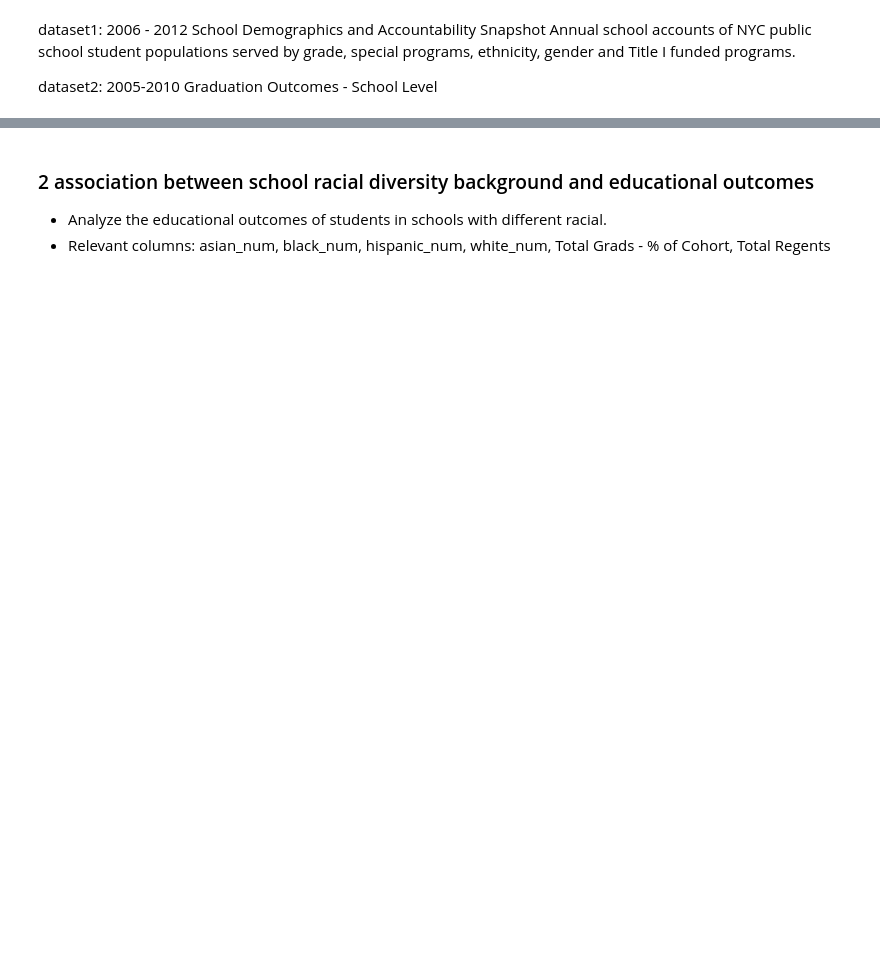
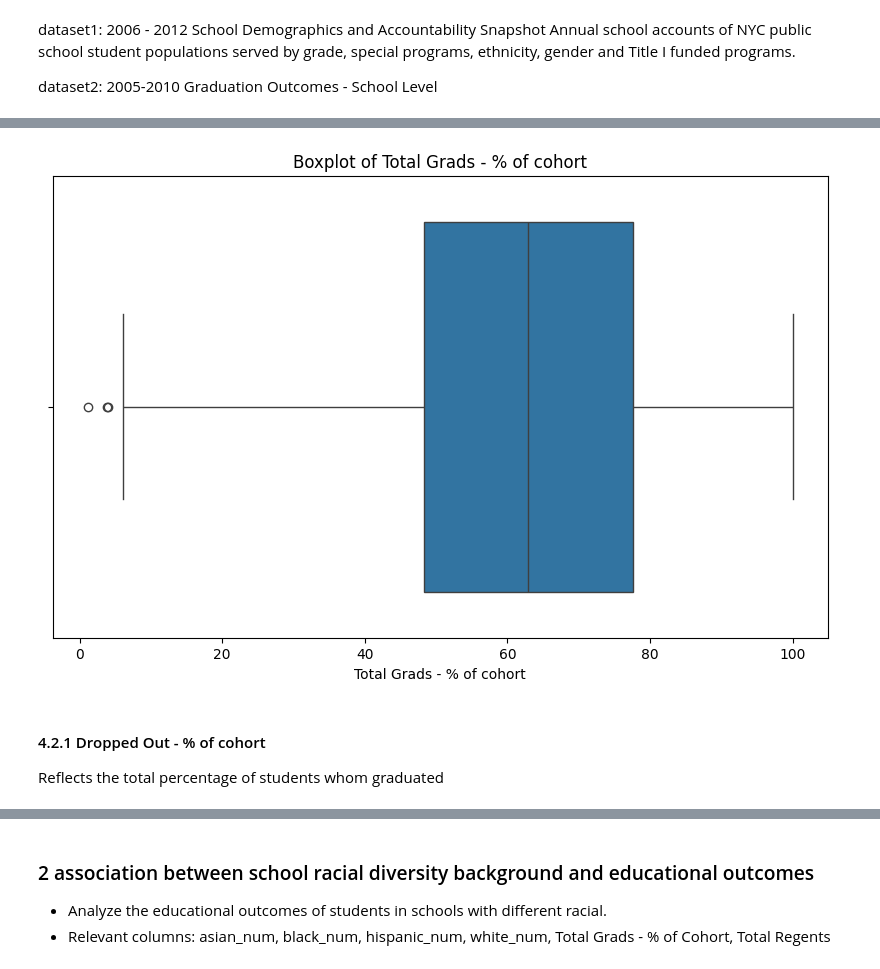
Before and after one commit to Francesgaba/GraduationOutcomes, a Jupyter notebook: graduation_outcomes.ipynb, the cells around one changed output, grey strips where cells are left out. Cells and saved outputs as stored; diff of their text form; code cells hidden in the pictures; blank space fills up the shorter version.

```diff
--- a/graduation_outcomes.ipynb
+++ b/graduation_outcomes.ipynb
@@ -206,0 +90,6 @@ Explain + present the end-to-end methodology you made use of for all aspects of
+# %%
+from src.graduation_outcomes.data_preparation import DataProcess
+csv_url = "https://raw.githubusercontent.com/qdou14/GraduationOutcomes/main/dataset/2005-2010_Graduation_Outcomes_-_School_Level_20231209.csv"
+processor = DataProcess(csv_url)
+filtered_df2 = processor.filter_data(['2004'], 'Total Cohort')
+filtered_df2.head()
@@ -206,0 +284,3 @@ Explain + present the end-to-end methodology you made use of for all aspects of
+# %%
+eda2 = EDAPerformer(filtered_df2)
+eda2.describe_stats('Total Grads - % of cohort')
@@ -206,0 +297,7 @@ Explain + present the end-to-end methodology you made use of for all aspects of
+# %%
+eda2.plot_boxplot('Total Grads - % of cohort')
+# %% [output]
+[figure, added]
+# %% [markdown]
+#### 4.2.1 Dropped Out - % of cohort
+Reflects the total percentage of students whom graduated
```
Also changed, not shown: parts of 86 cells of this notebook, 3 other files.
